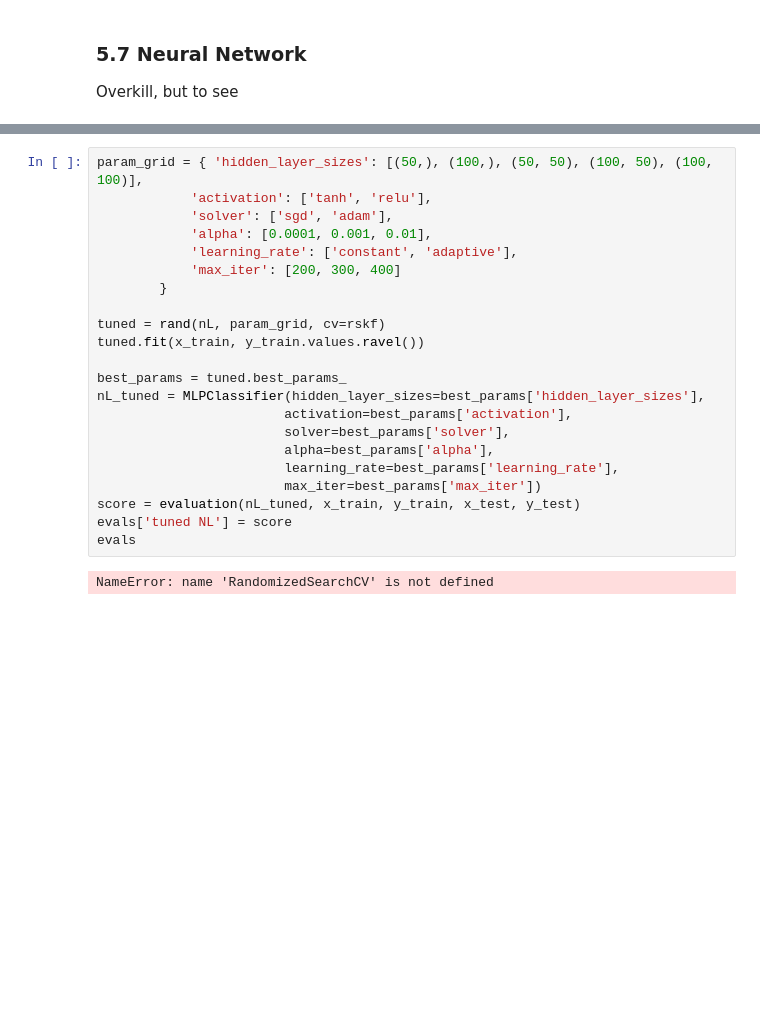
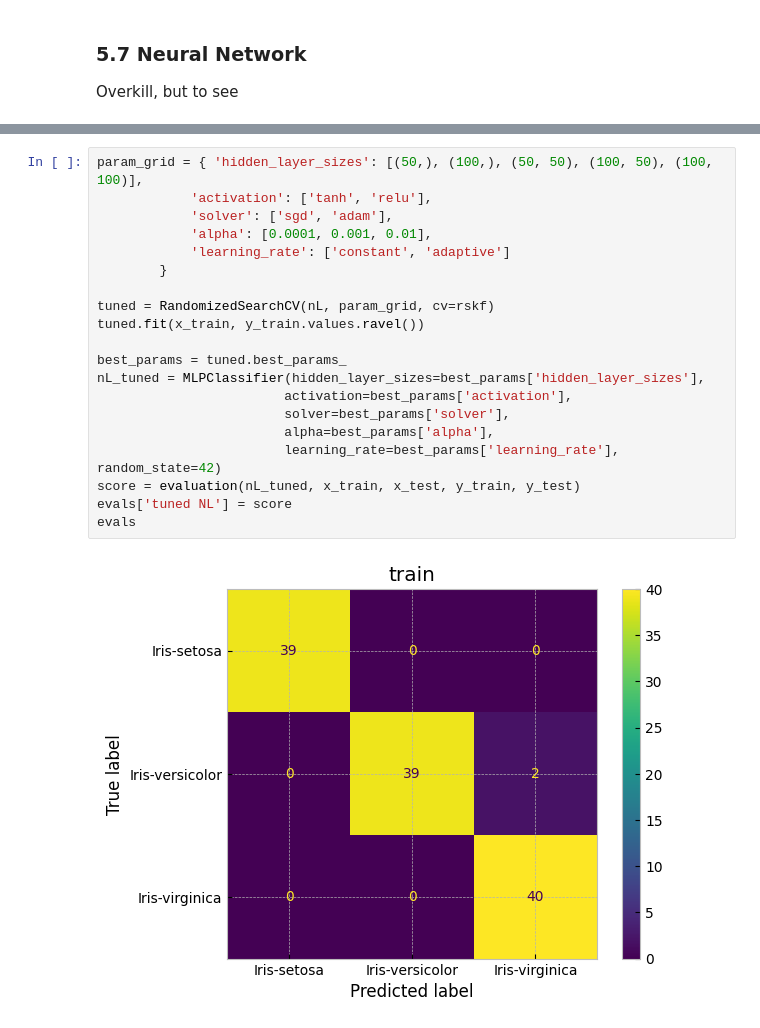
Before and after one commit to jhoang3/iris, a Jupyter notebook: iris.ipynb, the cells around one changed output, grey strips where cells are left out. Saved outputs shown, nothing was run; the diff lists cells and outputs as text; blank space fills up the shorter version.

```diff
--- a/iris.ipynb
+++ b/iris.ipynb
@@ -700,24 +700,22 @@ evals
 # %%
 param_grid = { 'hidden_layer_sizes': [(50,), (100,), (50, 50), (100, 50), (100, 100)],
             'activation': ['tanh', 'relu'],
             'solver': ['sgd', 'adam'],
             'alpha': [0.0001, 0.001, 0.01],
-            'learning_rate': ['constant', 'adaptive'],
-            'max_iter': [200, 300, 400]
+            'learning_rate': ['constant', 'adaptive']
         }
 
-tuned = rand(nL, param_grid, cv=rskf)
+tuned = RandomizedSearchCV(nL, param_grid, cv=rskf)
 tuned.fit(x_train, y_train.values.ravel())
 
 best_params = tuned.best_params_
 nL_tuned = MLPClassifier(hidden_layer_sizes=best_params['hidden_layer_sizes'],
                         activation=best_params['activation'],
                         solver=best_params['solver'],
                         alpha=best_params['alpha'],
-                        learning_rate=best_params['learning_rate'],
-                        max_iter=best_params['max_iter'])
-score = evaluation(nL_tuned, x_train, y_train, x_test, y_test)
+                        learning_rate=best_params['learning_rate'], random_state=42)
+score = evaluation(nL_tuned, x_train, x_test, y_train, y_test)
 evals['tuned NL'] = score
 evals
 # %% [output]
-NameError: name 'RandomizedSearchCV' is not defined
+[figure, added]
```
Also changed, not shown: parts of 18 cells of this notebook, 1 other file.
